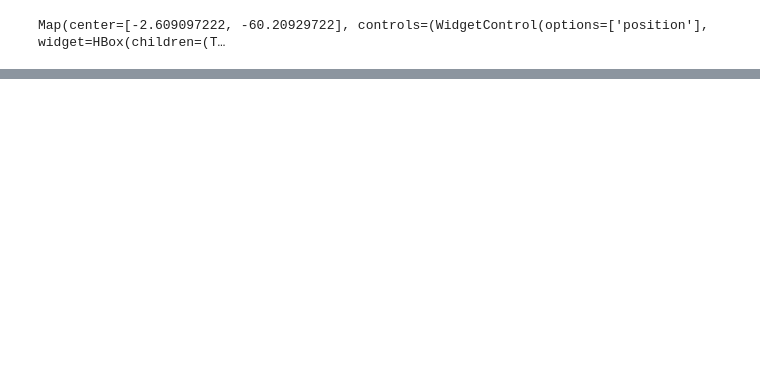
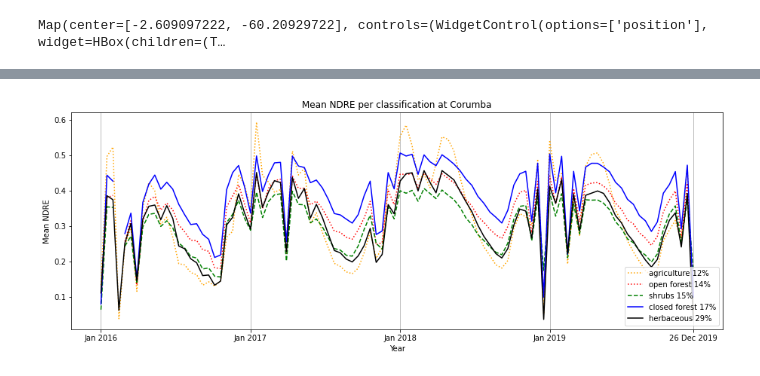
Before and after one commit to jitendra-kumar/tropical_phenology_gee, a Jupyter notebook: morgan/Venus_Tiles_Land_Cover(Raster).ipynb, the cells around one changed output, grey strips where cells are left out. Drawn from its saved outputs; the diff is of its cells as text; code cells hidden in the pictures; blank space fills up the shorter version.

```diff
--- a/morgan/Venus_Tiles_Land_Cover(Raster).ipynb
+++ b/morgan/Venus_Tiles_Land_Cover(Raster).ipynb
@@ -80,0 +263,32 @@ print(d.getInfo())
+# %%
+#Mato
+#[(20, 15.5), (30, 28.7), (40, 11.6), (50, 0.2),
+# (60, 0.1), (80, 1.7), (90, 0.4), (112, 5.9),
+# (114, 4.5), (116, 17.5), (122, <.1), (124, <.1),
+# (126, 13.8)]
+plt.axes([2, 0, 2, 1])
+plt.grid(b = True, which = 'major', axis = 'x')
+
+plt.plot(list40, color = 'orange', linestyle=':', label='agriculture 12%')
+plt.plot(list126, color = 'red', linestyle=':', label='open forest 14%')
+plt.plot(list20, color = 'green', linestyle='--', label='shrubs 15%')
+plt.plot(list116, color = 'blue', label='closed forest 17%')
+plt.plot(list30, color = 'black', label='herbaceous 29%')
+#plt.plot(list50, label='urban <1%')
+#plt.plot(list60, label='bare <1%')
+#plt.plot(list80, label='water 2%')
+#plt.plot(list90, label='wetland <1%')
+#plt.plot(list112, label='closed EBL 6%')
+#plt.plot(list114, label='closed DBL 5%')
+#plt.plot(list122, label='open EBL <1%')
+#plt.plot(list124, label='open DBL <1%')
+
+plt.legend(loc = "lower right")
+plt.title("Mean NDRE per classification at Corumba")
+plt.ylabel("Mean NDRE")
+plt.xlabel("Year")
+plt.xticks(ticks = [0, 25, 50, 75, 99], labels = ['Jan 2016', 'Jan 2017', 'Jan 2018', 'Jan 2019', '26 Dec 2019'])
+
+plt.show()
+# %% [output]
+[figure, added]
```
Also changed, not shown: parts of 26 cells of this notebook.
